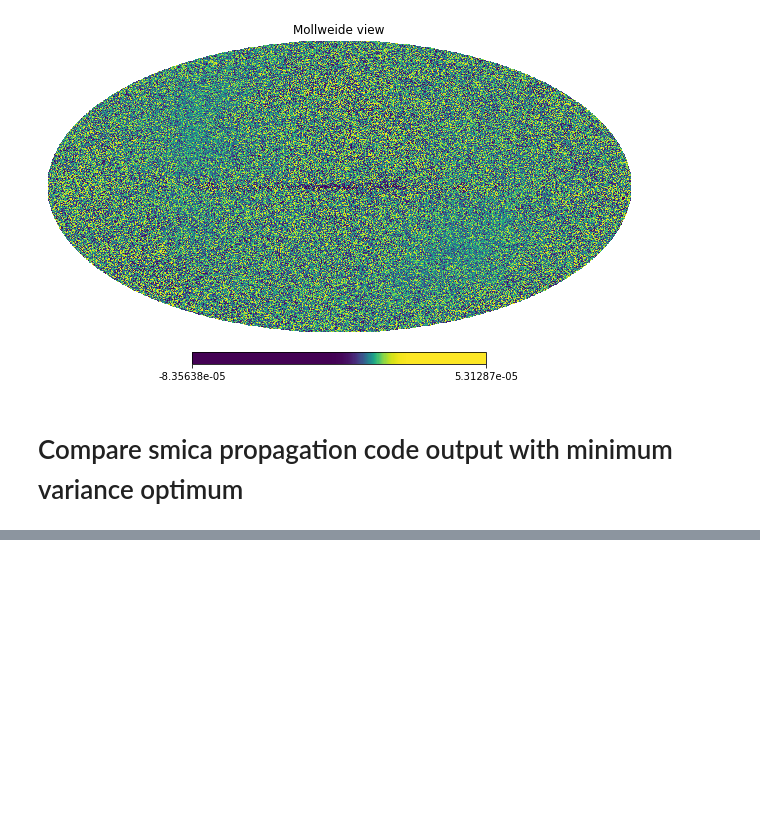
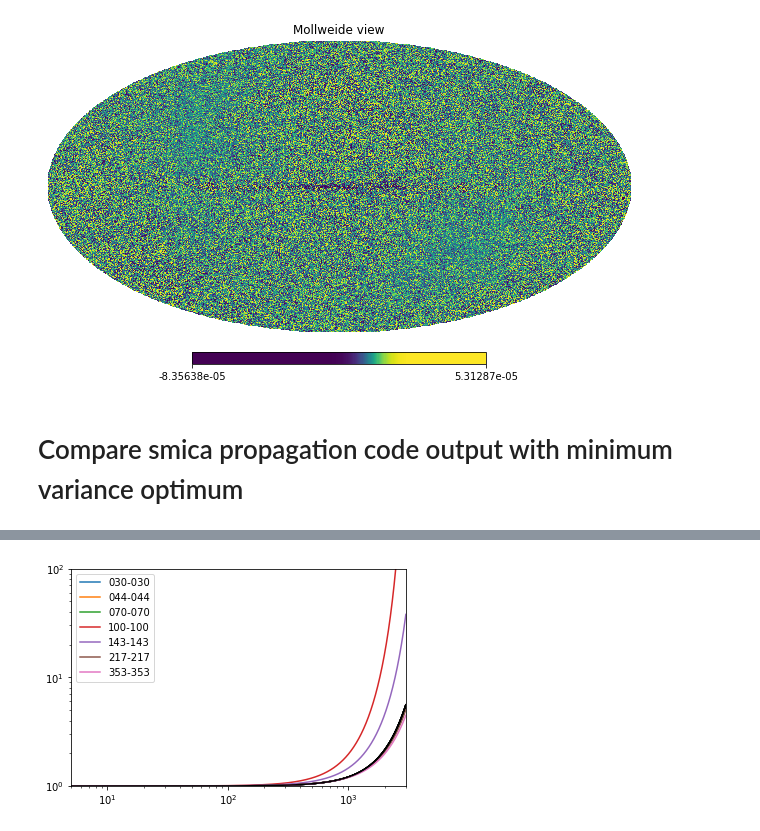
Before and after one commit to Sebastian-Belkner/component_separation, a Jupyter notebook: notebooks/smica_propag.ipynb, the cells around one changed output, grey strips where cells are left out. Cells and saved outputs as stored; diff of their text form; code cells hidden in the pictures; blank space fills up the shorter version.

```diff
--- a/notebooks/smica_propag.ipynb
+++ b/notebooks/smica_propag.ipynb
@@ -145,0 +185,6 @@ hp.mollview(CMB["TQU"][1], norm='hist')
+# %%
+C_ltot = io.load_powerspectra('full', processed=False)
+print(C_ltot.shape)
+cov_ltot = pw.build_covmatrices(C_ltot, csu.Tscale, csu.freqcomb, csu.PLANCKMAPFREQ_f)
+cov_ltotEE = cov_ltot[1]
+print(cov_ltotEE.shape)
@@ -145,0 +326,16 @@ hp.mollview(CMB["TQU"][1], norm='hist')
+# %%
+for freq in range(W_smica.shape[1]):
+    freqc = '-'.join([csu.PLANCKMAPFREQ[freq],csu.PLANCKMAPFREQ[freq]])
+    if freq<3:
+        LHFI = 'LFI'
+    else:
+        LHFI = 'HFI'
+    plt.plot(1/beamf[freqc][LHFI][1].data.field(1), label=freqc)
+    plt.plot(1/hp.gauss_beam(np.radians(5/60),lmax=csu.lmax, pol=True)[:,1], color='black')
+plt.legend()
+plt.xlim((5,3000))
+plt.ylim((1e0,1e2))
+plt.xscale('log')
+plt.yscale('log')
+# %% [output]
+[figure, added]
```
Also changed, not shown: parts of 8 cells of this notebook, 9 other files.
